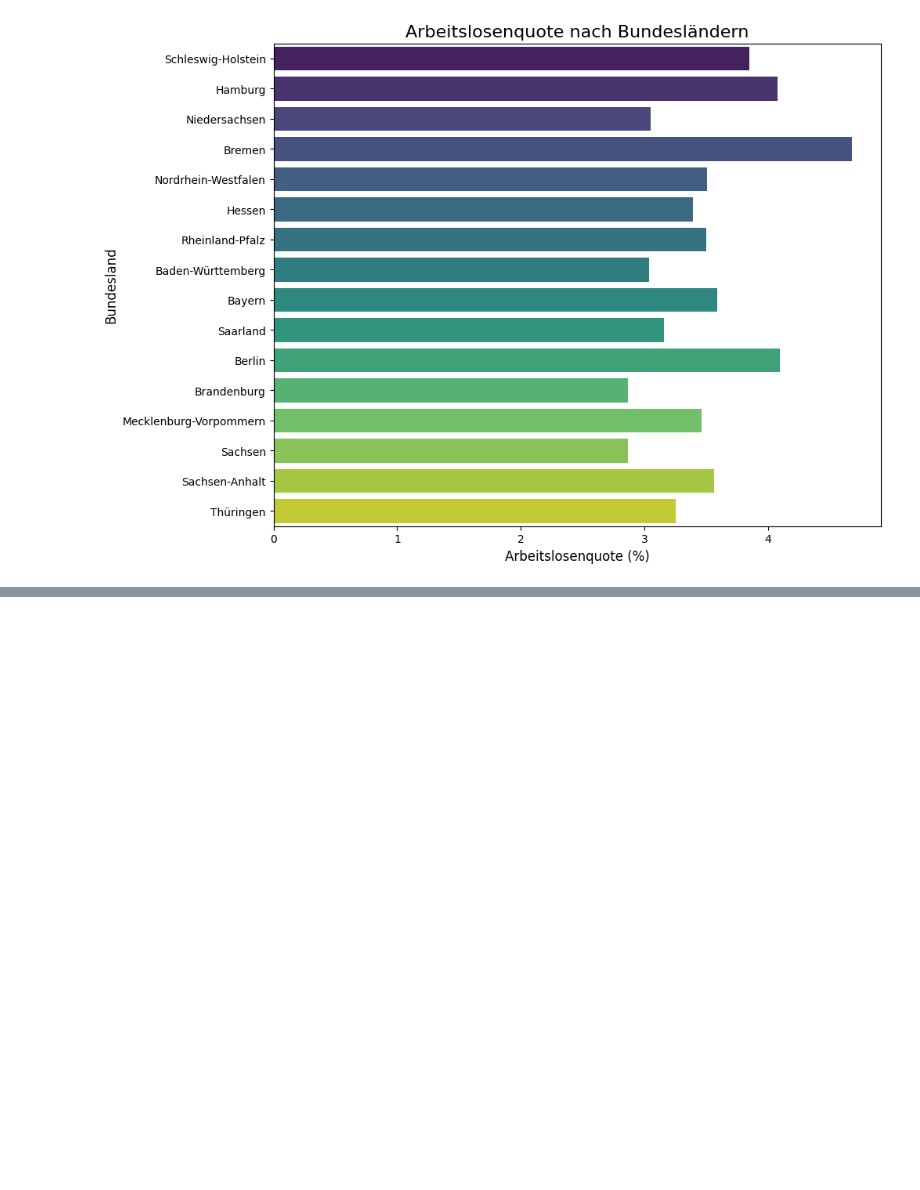
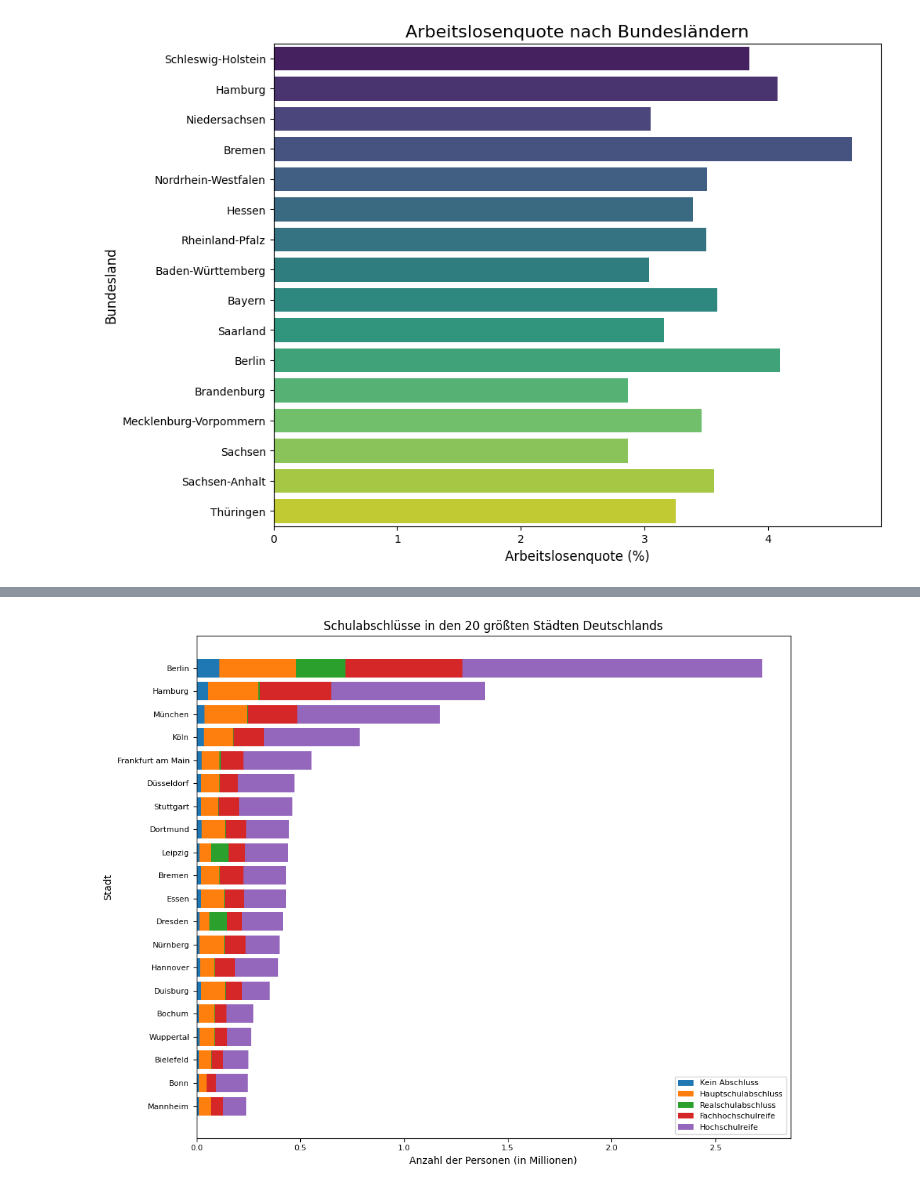
Before and after one commit to Reimser/sp3_1_studienarbeit, a Jupyter notebook: notebooks/visu-all.ipynb, the cells around one changed output, grey strips where cells are left out. Drawn from its saved outputs; the diff is of its cells as text; code cells hidden in the pictures; blank space fills up the shorter version.

```diff
--- a/notebooks/visu-all.ipynb
+++ b/notebooks/visu-all.ipynb
@@ -29,4 +31,5 @@ gemeindeverband_df = load_table('dim_gemeindeverband', engine)
 kreis_df = load_table('dim_stadtkreiskreisfreiestadtlandkreis', engine)
 regierungsbezirk_df = load_table('dim_regierungsbezirk', engine)
 land_df = load_table('dim_land', engine)
+schulabschluss_df = load_table('dim_hoechster_schulabschluss', engine)
 # %% [markdown]
@@ -167,0 +195,12 @@ MergeError: Passing 'suffixes' which cause duplicate columns {'schulabs_stp__3_x
+# %%
+# Merge der Tabellen zur Erstellung eines vollständigen Datensatzes mit Erwerbstätigkeit und zugehörigen Städten
+schule_df = schulabschluss_df.merge(gemeinde_df, left_on='schluessel', right_on='gemeindeschluessel', how='left', suffixes=('', '_drop'))
+schule_df = schule_df.merge(stadt_typen_df, left_on='schluessel', right_on='schluessel', how='left', suffixes=('', '_drop'))
+schule_df = schule_df.merge(gemeindeverband_df, left_on='gemeindeverbandsschluessel', right_on='gemeindeverbandsschluessel', how='left', suffixes=('', '_drop'))
+schule_df = schule_df.merge(kreis_df, left_on='kreisschluessel', right_on='kreisschluessel', how='left', suffixes=('', '_drop'))
+schule_df = schule_df.merge(regierungsbezirk_df, left_on='regbezirkschluessel', right_on='regbezirkschluessel', how='left', suffixes=('', '_drop'))
+schule_df = schule_df.merge(land_df, left_on='landesschluessel', right_on='landesschluessel', how='left', suffixes=('', '_drop'))
+
+# Entfernen der redundanten Spalten
+cols_to_drop = [col for col in schule_df.columns if '_drop' in col]
+schule_df.drop(columns=cols_to_drop, inplace=True)
@@ -167,0 +217,49 @@ MergeError: Passing 'suffixes' which cause duplicate columns {'schulabs_stp__3_x
+# %%
+# Liste der 20 größten Städte Deutschlands
+grosse_stadte = [
+    'Berlin', 'Hamburg', 'München', 'Köln', 'Frankfurt am Main', 'Stuttgart',
+    'Düsseldorf', 'Leipzig', 'Dortmund', 'Essen', 'Bremen', 'Dresden',
+    'Hannover', 'Nürnberg', 'Duisburg', 'Bochum', 'Wuppertal',
+    'Bielefeld', 'Bonn', 'Mannheim'
+]
+
+# Filtern der Daten für die 20 größten Städte
+groesste_staedte_df = schule_df[schule_df['name'].isin(grosse_stadte)].dropna(subset=['name'])
+
+# Daten für das gestapelte Balkendiagramm vorbereiten (Werte in Millionen umrechnen)
+groesste_staedte_df['gesamt'] = groesste_staedte_df[
+    ['schulabs_stp__1', 'schulabs_stp__21', 'schulabs_stp__22', 'schulabs_stp__23', 'schulabs_stp__24']
+].sum(axis=1) / 1e6
+
+# Sortieren nach der Gesamtzahl der Schulabschlüsse in absteigender Reihenfolge
+groesste_staedte_df = groesste_staedte_df.sort_values(by='gesamt', ascending=True)
+
+staedte = groesste_staedte_df['name']
+kein_abschluss = groesste_staedte_df['schulabs_stp__1'] / 1e6
+hauptschulabschluss = groesste_staedte_df['schulabs_stp__21'] / 1e6
+realschulabschluss = groesste_staedte_df['schulabs_stp__22'] / 1e6
+fachhochschulreife = groesste_staedte_df['schulabs_stp__23'] / 1e6
+hochschulreife = groesste_staedte_df['schulabs_stp__24'] / 1e6
+
+# Erstellen des gestapelten Balkendiagramms mit Städten auf der y-Achse in absteigender Reihenfolge
+plt.figure(figsize=(10, 8))
+
+plt.barh(staedte, kein_abschluss, label='Kein Abschluss')
+plt.barh(staedte, hauptschulabschluss, left=kein_abschluss, label='Hauptschulabschluss')
+plt.barh(staedte, realschulabschluss, left=kein_abschluss + hauptschulabschluss, label='Realschulabschluss')
+plt.barh(staedte, fachhochschulreife, left=kein_abschluss + hauptschulabschluss + realschulabschluss, label='Fachhochschulreife')
+plt.barh(staedte, hochschulreife, left=kein_abschluss + hauptschulabschluss + realschulabschluss + fachhochschulreife, label='Hochschulreife')
+
+# Diagrammeinstellungen mit angepasster Schriftgröße
+plt.xlabel('Anzahl der Personen (in Millionen)', fontsize=10)
+plt.ylabel('Stadt', fontsize=10)
+plt.title('Schulabschlüsse in den 20 größten Städten Deutschlands', fontsize=12)
+plt.legend(loc='lower right', fontsize=8)
+plt.xticks(fontsize=8)
+plt.yticks(fontsize=8)
+plt.tight_layout()
+
+# Diagramm anzeigen
+plt.show()
+# %% [output]
+[figure, added]
```
Also changed, not shown: parts of 10 cells of this notebook, 4 other files.
